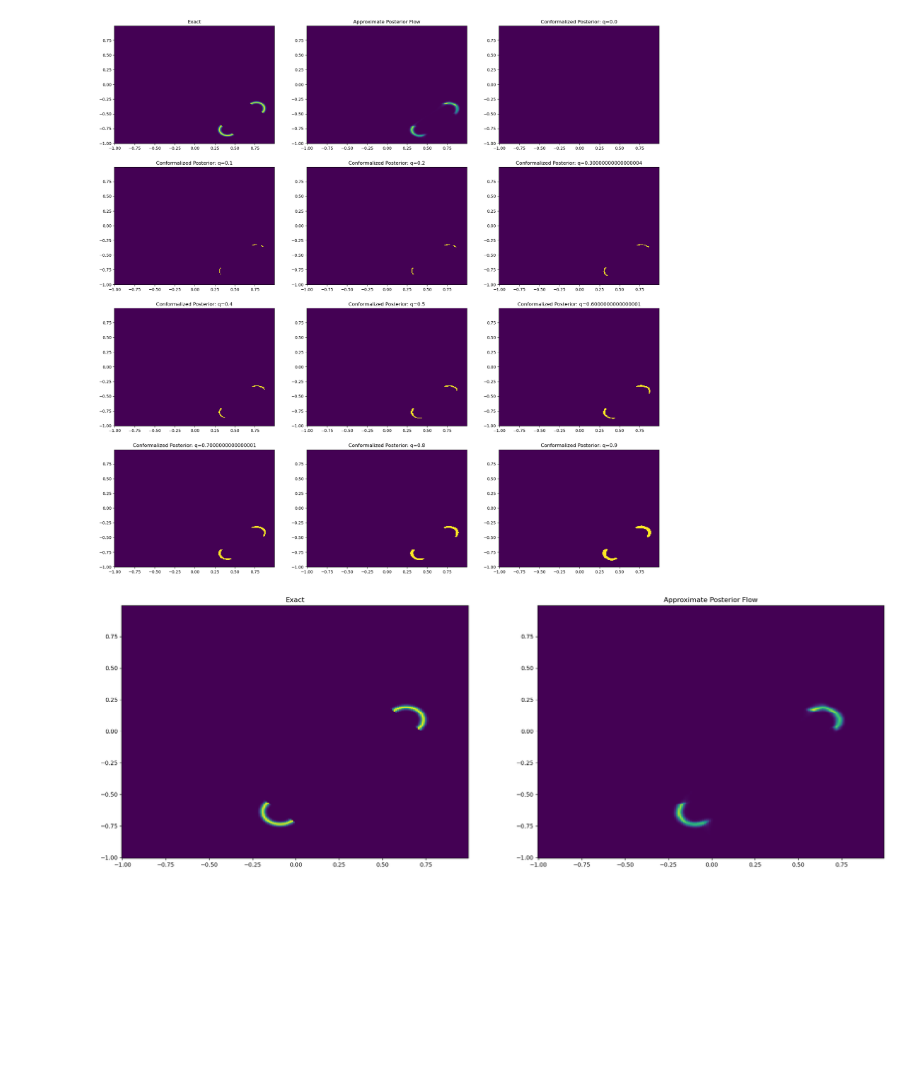
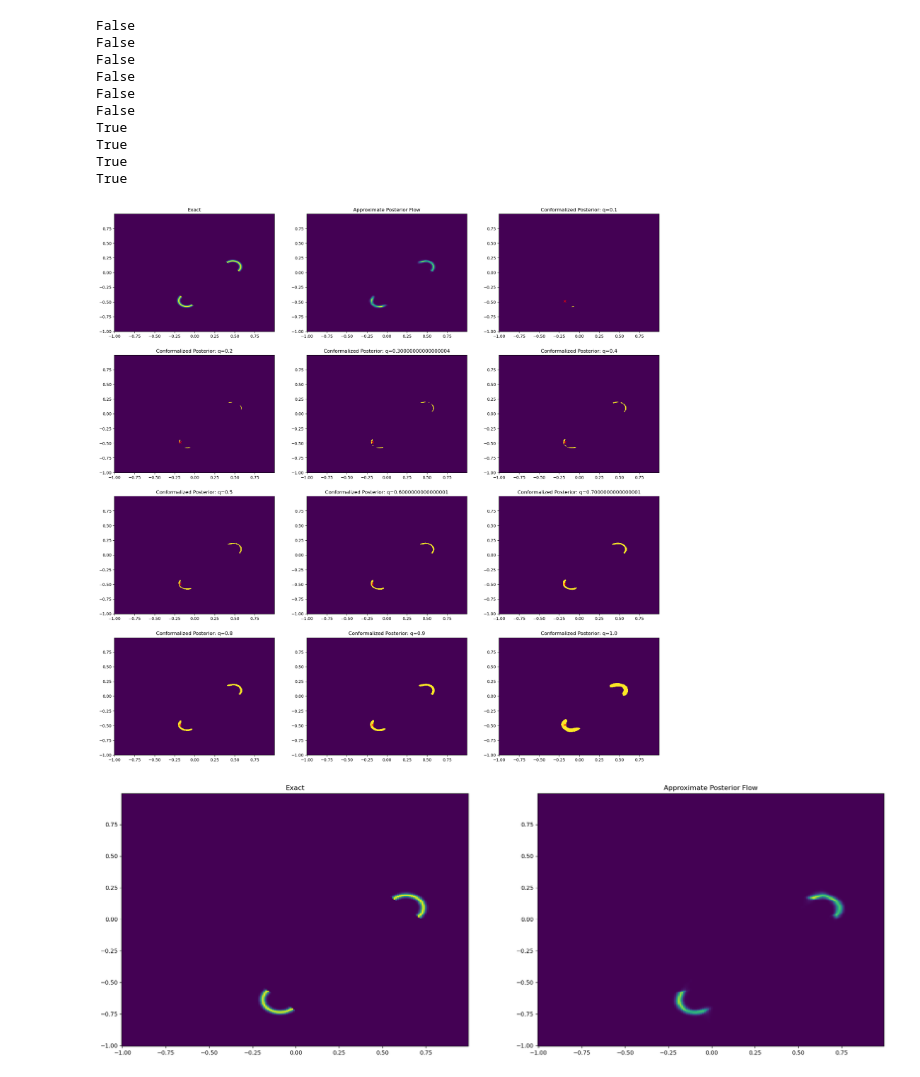
Before and after one commit to yashpatel5400/canvi, a Jupyter notebook: canvi/CANVI_TwoMoons.ipynb, the cells around one changed output. Drawn from its saved outputs; the diff is of its cells as text; code cells hidden in the pictures; blank space fills up the shorter version.

Commit message:
Add coverage check and check in trained model

```diff
--- a/canvi/CANVI_TwoMoons.ipynb
+++ b/canvi/CANVI_TwoMoons.ipynb
@@ -296,3 +296,10 @@ Iteration 4999: loss -3.469996929168701
+# %%
+import pickle
+with open("two_moons.nf", "wb") as f:
+    pickle.dump(encoder, f)
+# %%
+with open("two_moons.nf", "rb") as f:
+    test = pickle.load(f)
 # %%
 import numpy as np
 
@@ -320,24 +327,25 @@ def log_post(x, theta, **kwargs):
     return adjusted
 
 # Code to plot the true posterior density
-def plot(j, x, encoder, **kwargs):
+def plot(j, x, theta, encoder, **kwargs):
     device = 'cuda:0'
 
     # Plot exact density
-    vals = torch.arange(-1., 1., .01)
+    discretization = .005
+    vals = torch.arange(-1., 1., discretization)
     eval_pts = torch.cartesian_prod(vals, vals)
     lps = log_post(x[j], eval_pts, **kwargs)
     X, Y = torch.meshgrid(vals, vals)
-    Z = lps.view(X.shape)
+    true_Z = lps.view(X.shape)
 
     nrows = 4
     ncols = 3
     fig, ax = plt.subplots(nrows=nrows, ncols=ncols, figsize=(24,24))
-    ax[0,0].pcolormesh(X.numpy(), Y.numpy(), Z.exp().numpy())
+    ax[0,0].pcolormesh(X.numpy(), Y.numpy(), true_Z.exp().numpy())
     ax[0,0].set_title('Exact')
 
 
-    vals = torch.arange(-1., 1., .01)
+    vals = torch.arange(-1., 1., discretization)
     eval_pts = torch.cartesian_prod(vals, vals)
     lps = encoder.log_prob(eval_pts.to(device), x[j].view(1,-1).repeat(eval_pts.shape[0],1).to(device)).detach()
     X, Y = torch.meshgrid(vals, vals)
@@ -347,20 +355,42 @@ def plot(j, x, encoder, **kwargs):
 
     remaining_spots = nrows * ncols - 2
     for k in range(remaining_spots):
-        coverage_guarantee = 0.1 * k
+        coverage_guarantee = 0.1 * (k + 1)
         qhat = np.quantile(cal_scores, q = coverage_guarantee)
         prob_min = 1 / qhat
 
         graphic_idx = k + 2
         row_idx = graphic_idx // ncols
         col_idx = graphic_idx - row_idx * ncols
-        ax[row_idx,col_idx].pcolormesh(X.cpu().numpy(), Y.cpu().numpy(), Z.cpu().exp().numpy() > prob_min)
+
+        prediction_interval = (Z.cpu().exp().numpy() > prob_min).astype("bool")
+
+        # offset to top-left coordinate system
+        x = (theta[j][0].cpu().numpy() + 1)
+        y = (theta[j][1].cpu().numpy() - 1)
+
+        # find corresponding indices of matrix for lookup: have to invert y convention, since down is positive in index
+        x_idx = int(x // discretization)
+        y_idx = int(y // discretization)
+        print(prediction_interval[x_idx, y_idx])
+
+        ax[row_idx,col_idx].plot(theta[j][0], theta[j][1], marker="x", color="r")
+        ax[row_idx,col_idx].pcolormesh(X.cpu().numpy(), Y.cpu().numpy(), prediction_interval)
         ax[row_idx,col_idx].set_title(f'Conformalized Posterior: q={coverage_guarantee}')
 # %%
-
-plot(j=5, x=x, encoder=encoder, **kwargs)
+plot(j=5, x=x, theta=theta, encoder=test, **kwargs)
 # %% [output]
+False
+False
+False
+False
+False
+False
+True
+True
+True
+True
-[figure, old version]
+[figure, new version]
 # %%
 plot(j=3, x=x, encoder=encoder, **kwargs)
 # %% [output]
```
Also changed, not shown: parts of 1 cell of this notebook, 1 other file.
